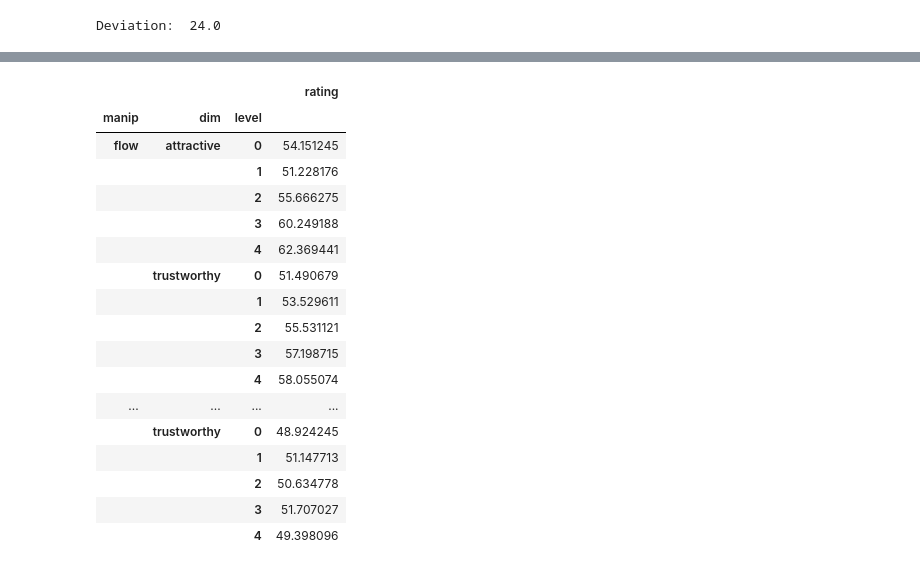
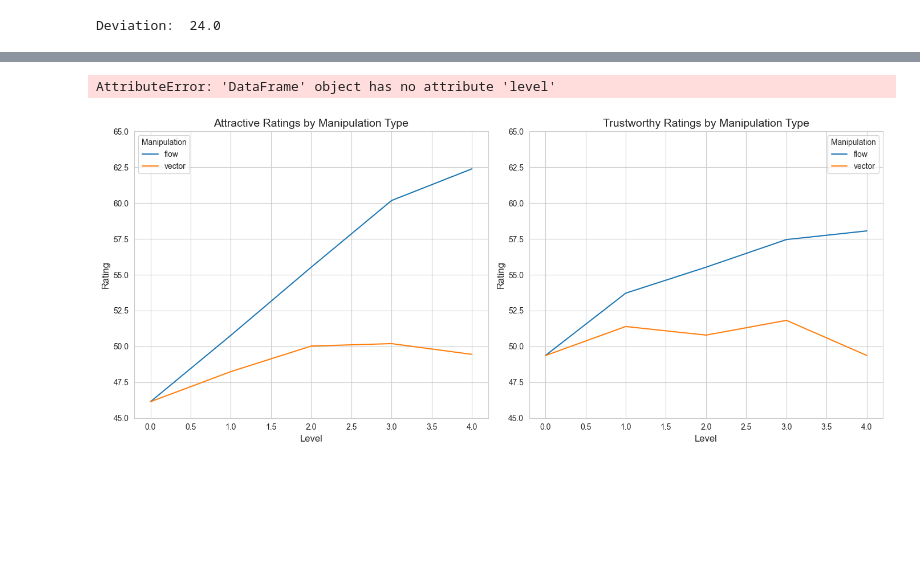
Before and after one commit to AdamSobieszek/manipy, a Jupyter notebook: notebooks/analyze_experiment.ipynb, the cells around one changed output, grey strips where cells are left out. Saved outputs shown, nothing was run; the diff lists cells and outputs as text; code cells hidden in the pictures; blank space fills up the shorter version.

```diff
--- a/notebooks/analyze_experiment.ipynb
+++ b/notebooks/analyze_experiment.ipynb
@@ -120,22 +528,57 @@ len(ratings_filtered)/100/10
 # %%
 df_c = df_b
-df_c.drop(["features","image"], axis=1).groupby(["manip","dim","level"]).mean()
+df_c = df_c.drop(["features","image"], axis=1).groupby(["manip","dim","level"]).mean()
+df_c.loc[(df_c.level==0)&(df_c.manip=="flow"), "rating"] = df_c.loc[(df_c.level==0)&(df_c.manip!="flow"), "rating"]
 # %% [output]
-|  |  |  | rating |
-| manip | dim | level |  |
-| flow | attractive | 0 | 54.151245 |
-|  |  | 1 | 51.228176 |
-|  |  | 2 | 55.666275 |
-|  |  | 3 | 60.249188 |
-|  |  | 4 | 62.369441 |
-|  | trustworthy | 0 | 51.490679 |
-|  |  | 1 | 53.529611 |
-|  |  | 2 | 55.531121 |
-|  |  | 3 | 57.198715 |
-|  |  | 4 | 58.055074 |
-| ... | ... | ... | ... |
-|  | trustworthy | 0 | 48.924245 |
-|  |  | 1 | 51.147713 |
-|  |  | 2 | 50.634778 |
-|  |  | 3 | 51.707027 |
-|  |  | 4 | 49.398096 |
+AttributeError: 'DataFrame' object has no attribute 'level'
+# %%
+import pandas as pd
+import matplotlib.pyplot as plt
+import seaborn as sns
+
+# Create dataframe from the data in the image
+data = {
+    'manip': ['flow', 'flow', 'flow', 'flow', 'flow', 'flow', 'flow', 'flow', 'flow', 'flow',
+              'vector', 'vector', 'vector', 'vector', 'vector', 'vector', 'vector', 'vector', 'vector', 'vector'],
+    'dim': ['attractive', 'attractive', 'attractive', 'attractive', 'attractive',
+            'trustworthy', 'trustworthy', 'trustworthy', 'trustworthy', 'trustworthy',
+            'attractive', 'attractive', 'attractive', 'attractive', 'attractive',
+            'trustworthy', 'trustworthy', 'trustworthy', 'trustworthy', 'trustworthy'],
+    'level': [0, 1, 2, 3, 4, 0, 1, 2, 3, 4, 0, 1, 2, 3, 4, 0, 1, 2, 3, 4],
+    'rating': [46.144229850226, 50.776346, 55.528575, 60.181884, 62.391135,
+               49.362298, 53.717117, 55.529278, 57.456843, 58.059264,
+               46.144229, 48.245275, 50.026120, 50.196428, 49.448763,
+               49.362298, 51.390445, 50.789800, 51.819582, 49.371043]
+}
+
+df = pd.DataFrame(data)
+
+# Set the style
+sns.set_style("whitegrid")
+plt.figure(figsize=(14, 6))
+
+# Create subplot for "attractive"
+plt.subplot(1, 2, 1)
+sns.lineplot(x='level', y='rating', hue='manip', data=df[df['dim'] == 'attractive'],
+             markers=True, dashes=False, markersize=8)
+plt.title('Attractive Ratings by Manipulation Type', fontsize=14)
+plt.xlabel('Level', fontsize=12)
+plt.ylabel('Rating', fontsize=12)
+plt.legend(title='Manipulation')
+plt.ylim(45, 65)  # Set y-axis limits for better comparison
+
+# Create subplot for "trustworthy"
+plt.subplot(1, 2, 2)
+sns.lineplot(x='level', y='rating', hue='manip', data=df[df['dim'] == 'trustworthy'],
+             markers=True, dashes=False, markersize=8)
+plt.title('Trustworthy Ratings by Manipulation Type', fontsize=14)
+plt.xlabel('Level', fontsize=12)
+plt.ylabel('Rating', fontsize=12)
+plt.legend(title='Manipulation')
+plt.ylim(45, 65)  # Keep same y-axis limits for fair comparison
+
+plt.tight_layout()
+plt.savefig('manipulation_comparison.png', dpi=300)
+plt.show()
+# %% [output]
+[figure, added]
```
Also changed, not shown: parts of 9 cells of this notebook, 43 other files.
